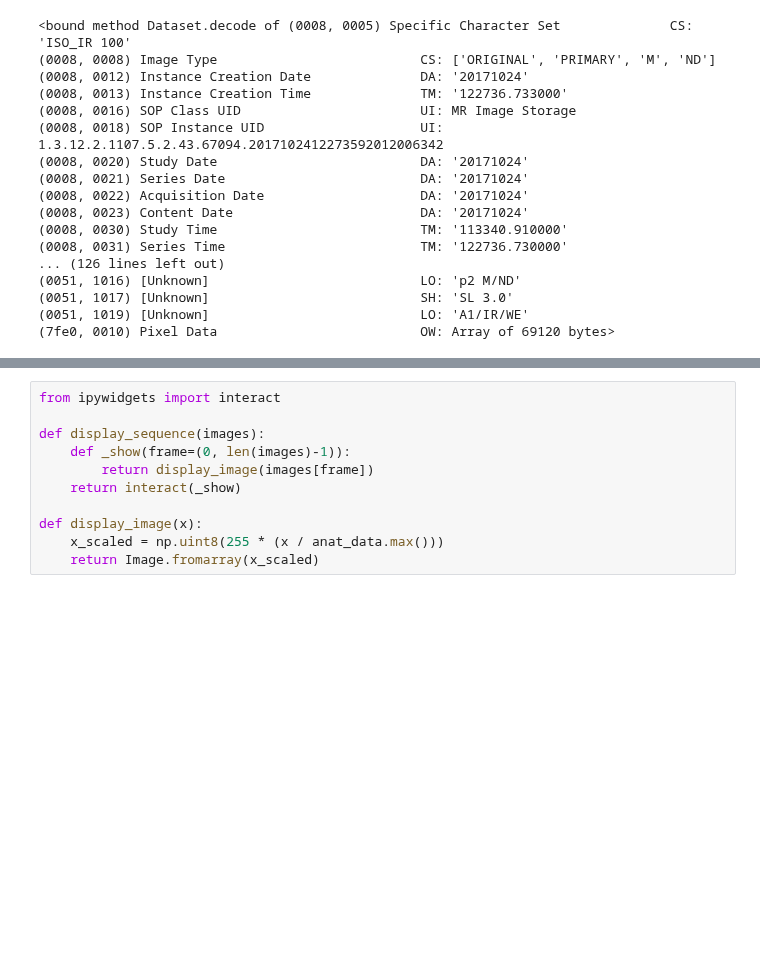
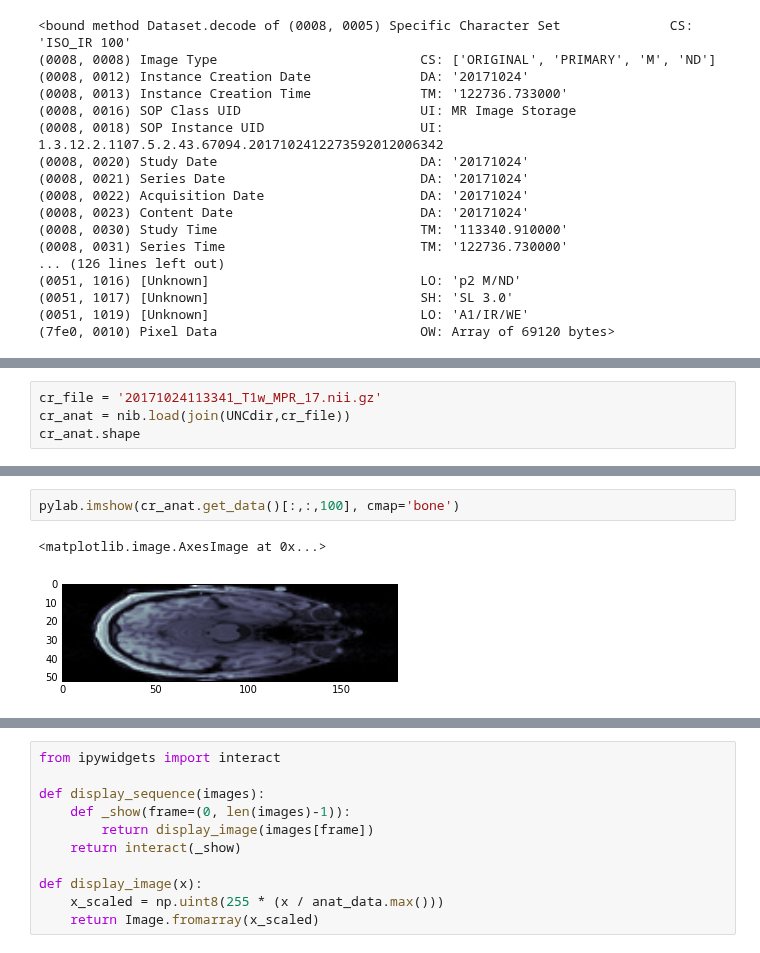
Before and after one commit to jeffmacinnes/pyneal, a Jupyter notebook: pyneal_scanner/data/imageTest.ipynb, the cells around one changed output, grey strips where cells are left out. Drawn from its saved outputs; the diff is of its cells as text; blank space fills up the shorter version.

```diff
--- a/pyneal_scanner/data/imageTest.ipynb
+++ b/pyneal_scanner/data/imageTest.ipynb
@@ -73,0 +73,4 @@ pylab.imshow(a)
+# %%
+cr_file = '20171024113341_T1w_MPR_17.nii.gz'
+cr_anat = nib.load(join(UNCdir,cr_file))
+cr_anat.shape
@@ -73,0 +223,5 @@ pylab.imshow(a)
+# %%
+pylab.imshow(cr_anat.get_data()[:,:,100], cmap='bone')
+# %% [output]
+<matplotlib.image.AxesImage at 0x...>
+[figure, added]
```
Also changed, not shown: parts of 34 cells of this notebook, 3 other files.
